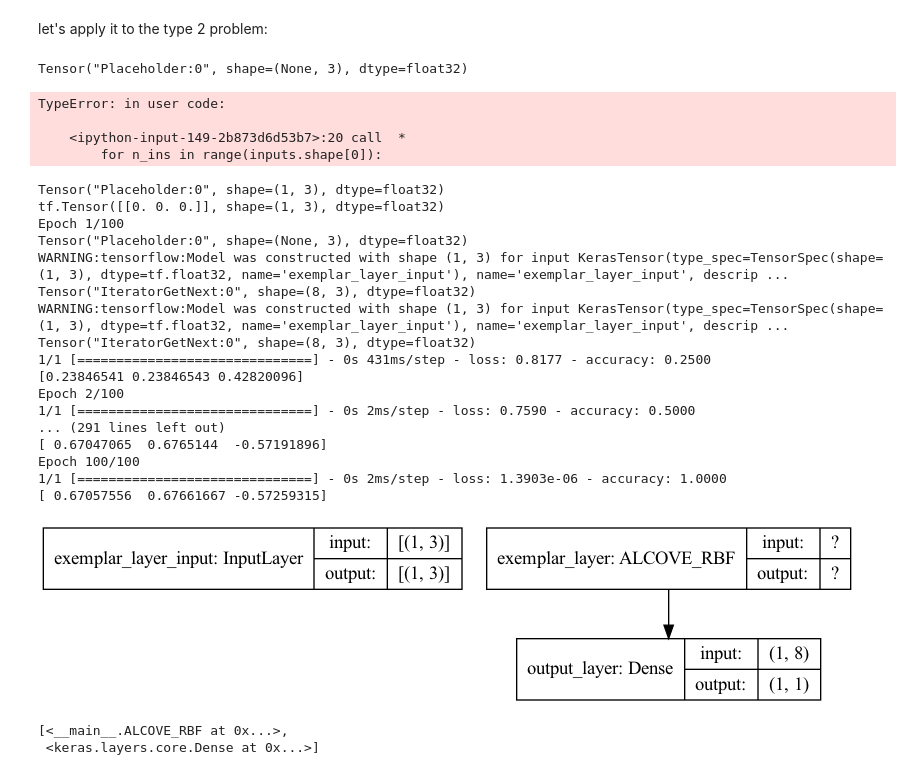
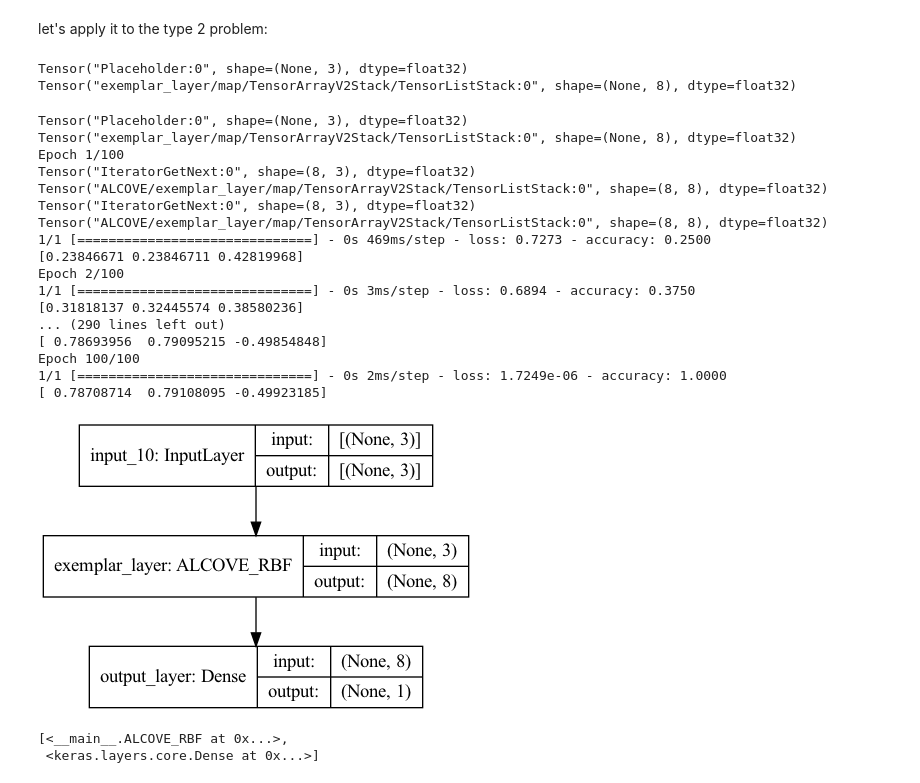
Before and after one commit to gureckis/keras_alcove, a Jupyter notebook: alcove_shj.ipynb, the cells around one changed output. Saved outputs shown, nothing was run; the diff lists cells and outputs as text; code cells hidden in the pictures.

Commit message:
tada, fixed the layer issue!  no for loops

```diff
--- a/alcove_shj.ipynb
+++ b/alcove_shj.ipynb
@@ -177,10 +177,9 @@ class ALCOVE_RBF(keras.layers.Layer):
 
     def call(self, inputs):
         h_acts = []
-        print(inputs)
-        for n_ins in range(inputs.shape[0]):
-            h_act = tf.math.exp(-self.c*tf.reduce_sum(self.attn*tf.math.abs(self.exemplars - inputs[n_ins]),1))
-            h_acts.append(h_act)
+        def activation(input_pat):
+            return tf.math.exp(-self.c*tf.reduce_sum(self.attn*tf.math.abs(self.exemplars - input_pat),1))
+        h_acts=tf.map_fn(lambda x: activation(x), inputs)
         output = tf.stack(h_acts)
         return output
 # %%
@@ -197,15 +206,12 @@ model(stims[0:1])
 let's apply it to the type 2 problem:
 # %%
 model = keras.Sequential(name="ALCOVE")
-model.add(keras.Input(shape=(3,)))  ## this doesn't work
+model.add(keras.Input(shape=(3,)))
 model.add(ALCOVE_RBF(stims, name="exemplar_layer"))
 model.add(layers.Dense(1, activation="sigmoid", name="output_layer"))
 # %% [output]
 Tensor("Placeholder:0", shape=(None, 3), dtype=float32)
+Tensor("exemplar_layer/map/TensorArrayV2Stack/TensorListStack:0", shape=(None, 8), dtype=float32)
-TypeError: in user code:
-
-    <ipython-input-149-2b873d6d53b7>:20 call  *
-        for n_ins in range(inputs.shape[0]):
 # %%
 problem = 1
 # model = keras.Sequential([
@@ -213,49 +219,49 @@ problem = 1
 #     layers.Dense(1, activation="sigmoid")
 # ])
 model = keras.Sequential(name="ALCOVE")
-#model.add(keras.Input(shape=(3,)))  ## this doesn't work but needs to for the multi optimizer to wrok
+model.add(keras.Input(shape=(3,)))  ## this doesn't work but needs to for the multi optimizer to wrok
 model.add(ALCOVE_RBF(stims, name="exemplar_layer"))
 model.add(layers.Dense(1, activation="sigmoid", name="output_layer"))
-model(stims[0:1])  # <-- needed because I can't figure out the symbolic shape
+#model(stims[0:1])  # <-- needed because I can't figure out the symbolic shape
 
 # this is a custom call back whcih prints the value of the attention weights
 print_attn = tf.keras.callbacks.LambdaCallback(on_epoch_end=lambda batch, logs: print(model.layers[0].get_attention()))
 
 optimizers = [
     tf.keras.optimizers.RMSprop(learning_rate=0.0033),  # different learning rate for first later
     tf.keras.optimizers.RMSprop(learning_rate=0.03) # than for the rest
 ]
 optimizers_and_layers = [(optimizers[1], model.layers[0]), (optimizers[1], model.layers[1])]
 optimizer = tfa.optimizers.MultiOptimizer(optimizers_and_layers)
 
 # change the loss!!
 model.compile(optimizer=optimizer, loss="binary_crossentropy", metrics=["accuracy"])
 history = model.fit(stims, labels[problem], epochs=100, batch_size=8, verbose=True, callbacks=[print_attn])
 run_df=pd.DataFrame(history.history)
 run_df['error']=1.0-run_df['accuracy']
 run_df['block']=run_df.index
 run_df['problem']=problem+1
 
 keras.utils.plot_model(model, show_shapes=True)
 # %% [output]
-Tensor("Placeholder:0", shape=(1, 3), dtype=float32)
-tf.Tensor([[0. 0. 0.]], shape=(1, 3), dtype=float32)
+Tensor("Placeholder:0", shape=(None, 3), dtype=float32)
+Tensor("exemplar_layer/map/TensorArrayV2Stack/TensorListStack:0", shape=(None, 8), dtype=float32)
 Epoch 1/100
-Tensor("Placeholder:0", shape=(None, 3), dtype=float32)
-WARNING:tensorflow:Model was constructed with shape (1, 3) for input KerasTensor(type_spec=TensorSpec(shape=(1, 3), dtype=tf.float32, name='exemplar_layer_input'), name='exemplar_layer_input', descrip ...
 Tensor("IteratorGetNext:0", shape=(8, 3), dtype=float32)
-WARNING:tensorflow:Model was constructed with shape (1, 3) for input KerasTensor(type_spec=TensorSpec(shape=(1, 3), dtype=tf.float32, name='exemplar_layer_input'), name='exemplar_layer_input', descrip ...
+Tensor("ALCOVE/exemplar_layer/map/TensorArrayV2Stack/TensorListStack:0", shape=(8, 8), dtype=float32)
 Tensor("IteratorGetNext:0", shape=(8, 3), dtype=float32)
-1/1 [==============================] - 0s 431ms/step - loss: 0.8177 - accuracy: 0.2500
-[0.23846541 0.23846543 0.42820096]
+Tensor("ALCOVE/exemplar_layer/map/TensorArrayV2Stack/TensorListStack:0", shape=(8, 8), dtype=float32)
+1/1 [==============================] - 0s 469ms/step - loss: 0.7273 - accuracy: 0.2500
+[0.23846671 0.23846711 0.42819968]
 Epoch 2/100
-1/1 [==============================] - 0s 2ms/step - loss: 0.7590 - accuracy: 0.5000
-... (291 lines left out)
-[ 0.67047065  0.6765144  -0.57191896]
+1/1 [==============================] - 0s 3ms/step - loss: 0.6894 - accuracy: 0.3750
+[0.31818137 0.32445574 0.38580236]
+... (290 lines left out)
+[ 0.78693956  0.79095215 -0.49854848]
 Epoch 100/100
-1/1 [==============================] - 0s 2ms/step - loss: 1.3903e-06 - accuracy: 1.0000
-[ 0.67057556  0.67661667 -0.57259315]
+1/1 [==============================] - 0s 2ms/step - loss: 1.7249e-06 - accuracy: 1.0000
+[ 0.78708714  0.79108095 -0.49923185]
-[figure, old version]
+[figure, new version]
 # %%
 model.layers
 # %% [output]
```
Also changed, not shown: parts of 2 cells of this notebook.
